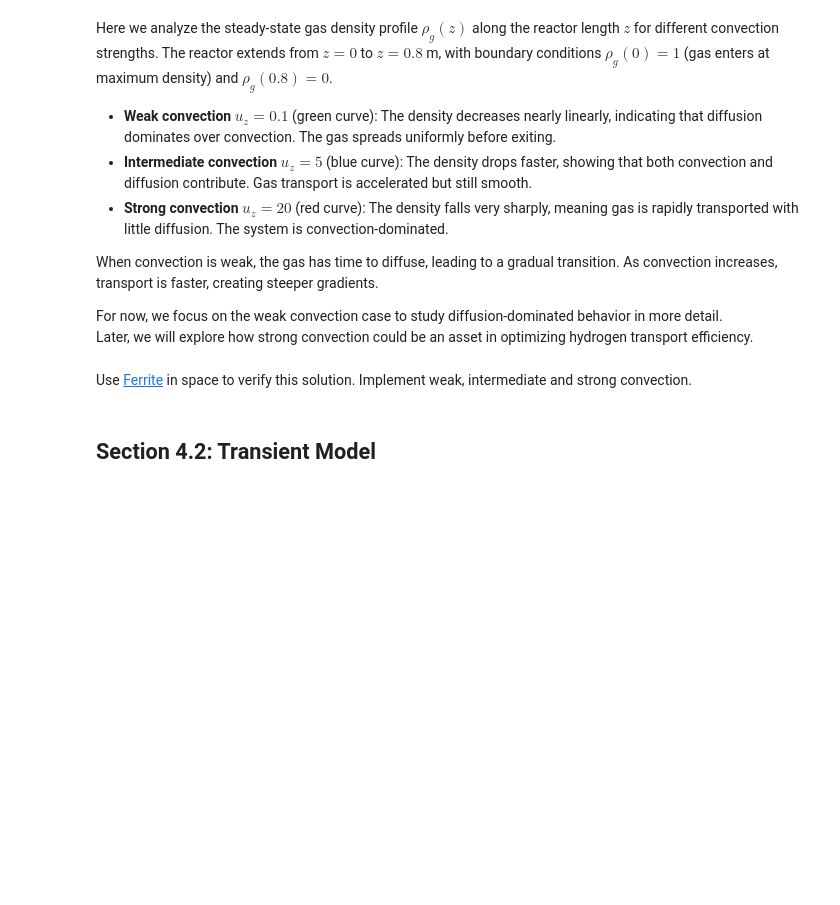
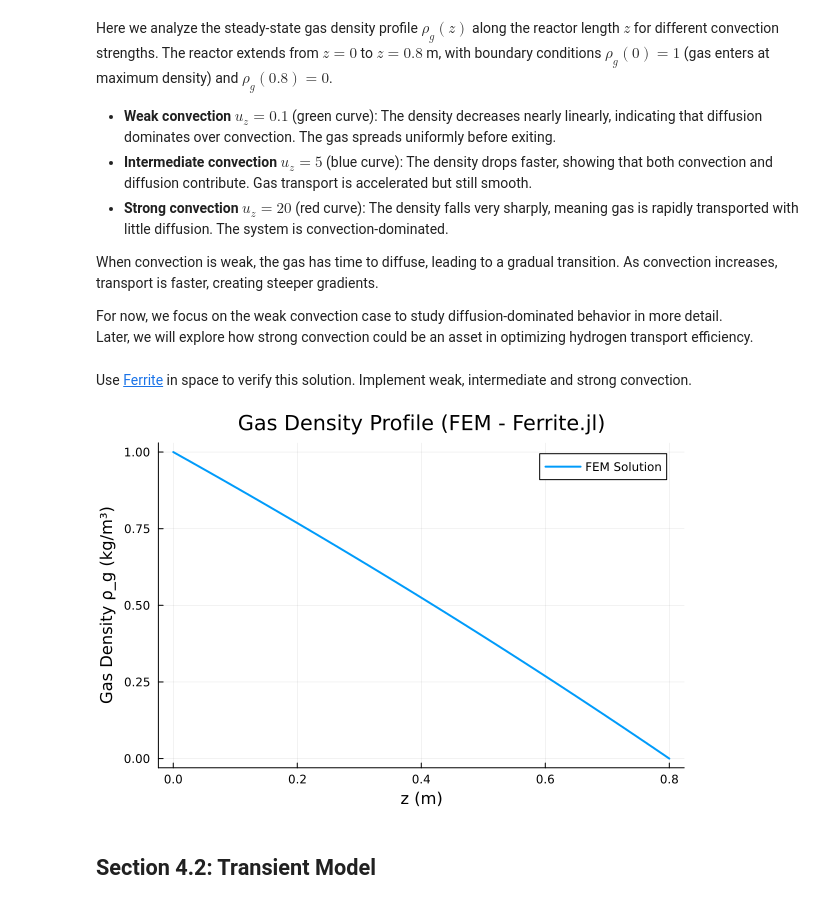
Before and after one commit to AnouchkaDESMETTRE/HydrogenProject, a Jupyter notebook: HydrogenProject.ipynb, the cells around one changed output. Cells and saved outputs as stored; diff of their text form; code cells hidden in the pictures; blank space fills up the shorter version.

```diff
--- a/HydrogenProject.ipynb
+++ b/HydrogenProject.ipynb
@@ -945,6 +943,77 @@ For now, we focus on the weak convection case to study diffusion-dominated behav
 Later, we will explore how strong convection could be an asset in optimizing hydrogen transport efficiency.
 # %% [markdown]
 Use [Ferrite](https://ferrite-fem.github.io/Ferrite.jl/stable/) in space to verify this solution. Implement weak, intermediate and strong convection.
+# %%
+# Paramètres du problème
+L = 0.8                # Longueur du réacteur [m]
+N = 50                 # Nombre d'éléments
+D = 1.0                # Coefficient de diffusion
+uz = 0.1              # Vitesse du fluide (weak convection)
+m_dot = 0.0            # Terme source (absorption/désorption)
+interpolation = Lagrange{RefLine, 1}()  # Interpolation P1 (linéaire)
+qr = QuadratureRule{RefLine}(2)         # Quadrature avec 2 points
+cell_values = CellValues(qr, interpolation)  # Initialisation
+
+# Maillage 1D
+grid = generate_grid(Line, (N,))
+dh = DofHandler(grid)
+add!(dh, :rho_g, interpolation)
+close!(dh)
+
+# Allocation des matrices
+K = allocate_matrix(dh)  # Matrice de raideur
+f = zeros(ndofs(dh))     # Vecteur second membre
+
+# Assemblage du système
+function assemble!(K, f, cv, dh, D, uz, m_dot)
+    assembler = start_assemble(K, f)
+
+    for cell in CellIterator(dh)
+        Ferrite.reinit!(cv, cell)  # Mise à jour de cv pour cet élément
+        n_basefuncs = getnbasefunctions(cv)
+        Ke = zeros(n_basefuncs, n_basefuncs)
+        fe = zeros(n_basefuncs)
+
+        for q in 1:getnquadpoints(cv)
+            dΩ = getdetJdV(cv, q)
+            for i in 1:n_basefuncs
+                ϕ = shape_value(cv, q, i)  # Fonction de forme
+                ∇ϕ = shape_gradient(cv, q, i)[1]  # Extraction de la seule composante
+
+                for j in 1:n_basefuncs
+                    ∇ϕ_j = shape_gradient(cv, q, j)[1]
+                    Ke[i, j] += (D * (∇ϕ * ∇ϕ_j) + uz * (ϕ * ∇ϕ_j)) * dΩ
+                end
+                fe[i] += m_dot * ϕ * dΩ  # Terme source
+            end
+        end
+        Ferrite.assemble!(assembler, celldofs(cell), Ke, fe) # Assemblage global
+    end
+end
+
+assemble!(K, f, cell_values, dh, D, uz, m_dot)
+
+# Appliquer conditions aux limites (ρ_g(0) = 1, ρ_g(L) = 0)
+ch = ConstraintHandler(dh)
+dbc1 = Dirichlet(:rho_g, [1], (x, t) -> 1.0)   # BC à gauche : ρ_g(0) = 1
+dbc2 = Dirichlet(:rho_g, [ndofs(dh)], (x, t) -> 0.0) # Dernier nœud
+add!(ch, dbc1)
+add!(ch, dbc2)
+close!(ch)
+
+apply!(K, f, ch)
+
+# Résolution du système linéaire
+rho_g = K \ f
+
+# Extraction des coordonnées pour affichage (CORRECTION !)
+z_coords = range(0, L, length=N+1)  # Assure que z va de 0 à 0.8
+
+# Affichage du profil de densité de gaz
+plot(z_coords, rho_g, xlabel="z (m)", ylabel="Gas Density ρ_g (kg/m³)",
+     title="Gas Density Profile (FEM - Ferrite.jl)", linewidth=2, label="FEM Solution")
+# %% [output]
+[figure, added]
 # %% [markdown]
 ## Section 4.2: Transient Model
 # %%
```
Also changed, not shown: parts of 1 cell of this notebook.
